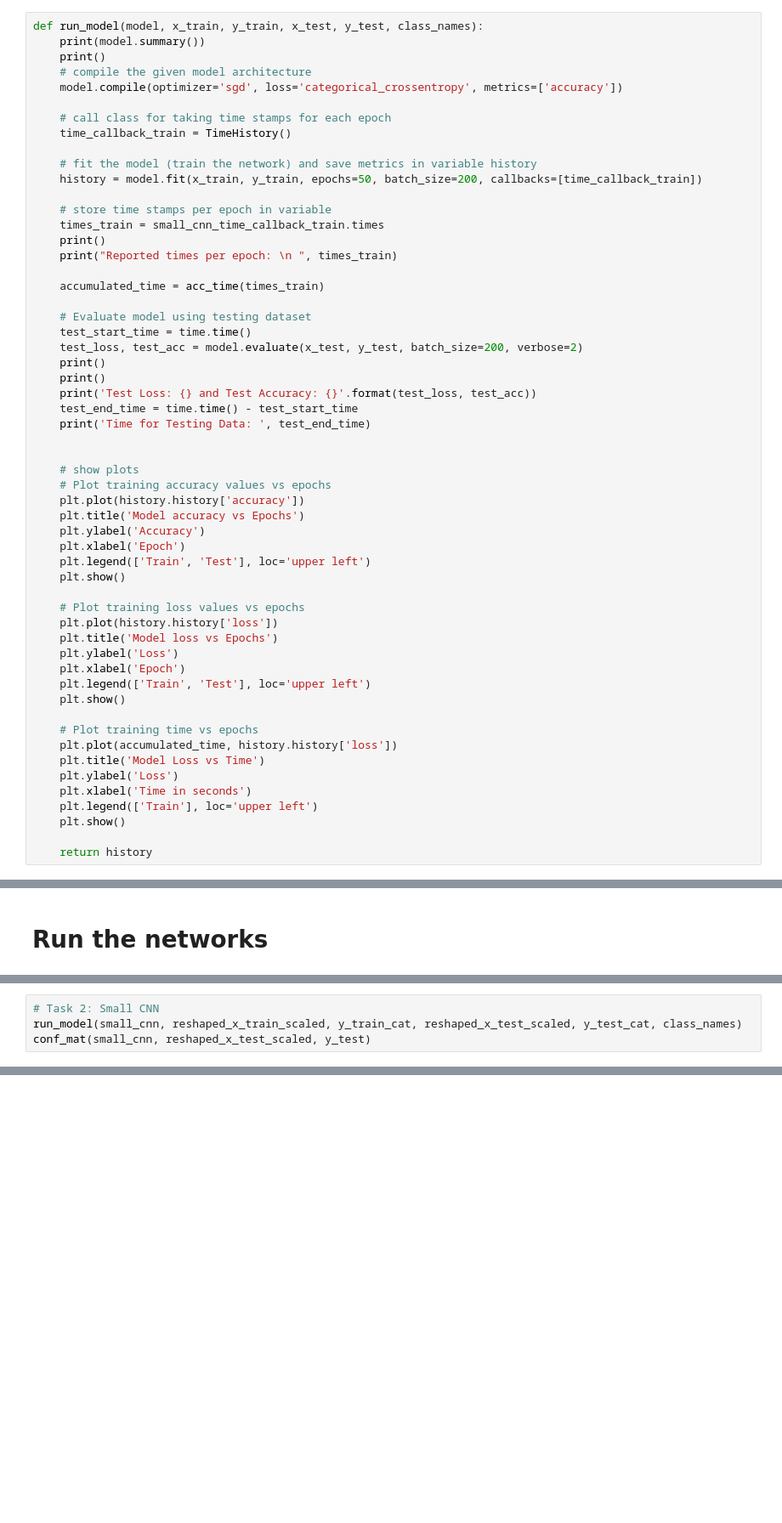
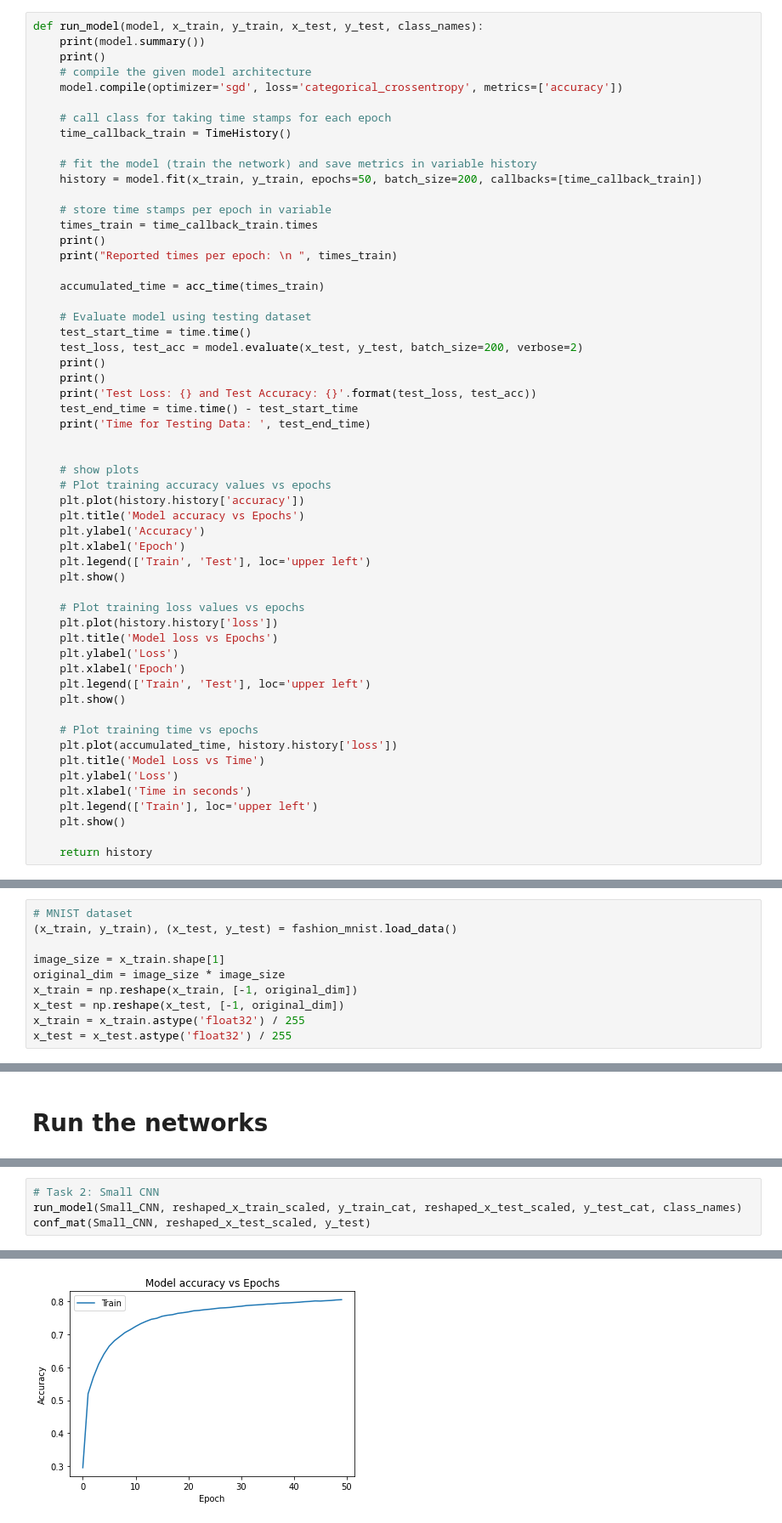
Before and after one commit to cmetzner93/DeepLearning_Project3, a Jupyter notebook: dl_525_proj3.ipynb, the cells around one changed output, grey strips where cells are left out. Shown at 85% size. Drawn from its saved outputs; the diff is of its cells as text; blank space fills up the shorter version.

```diff
--- a/dl_525_proj3.ipynb
+++ b/dl_525_proj3.ipynb
@@ -140,7 +138,7 @@ def run_model(model, x_train, y_train, x_test, y_test, class_names):
     history = model.fit(x_train, y_train, epochs=50, batch_size=200, callbacks=[time_callback_train])
 
     # store time stamps per epoch in variable
-    times_train = small_cnn_time_callback_train.times
+    times_train = time_callback_train.times
     print()
     print("Reported times per epoch: \n ", times_train)
 
@@ -232,0 +342,10 @@ bigger_CNN.add(layers.Dense(10, activation='softmax'))
+# %%
+# MNIST dataset
+(x_train, y_train), (x_test, y_test) = fashion_mnist.load_data()
+
+image_size = x_train.shape[1]
+original_dim = image_size * image_size
+x_train = np.reshape(x_train, [-1, original_dim])
+x_test = np.reshape(x_test, [-1, original_dim])
+x_train = x_train.astype('float32') / 255
+x_test = x_test.astype('float32') / 255
@@ -241,4 +501,5 @@ NameError: name 'run_model' is not defined
 # %%
 # Task 2: Small CNN
-run_model(small_cnn, reshaped_x_train_scaled, y_train_cat, reshaped_x_test_scaled, y_test_cat, class_names)
-conf_mat(small_cnn, reshaped_x_test_scaled, y_test)
+run_model(Small_CNN, reshaped_x_train_scaled, y_train_cat, reshaped_x_test_scaled, y_test_cat, class_names)
+conf_mat(Small_CNN, reshaped_x_test_scaled, y_test)
+# %% [output]
@@ -244,0 +523 @@ conf_mat(small_cnn, reshaped_x_test_scaled, y_test)
+[figure, added]
```
Also changed, not shown: parts of 19 cells of this notebook.
